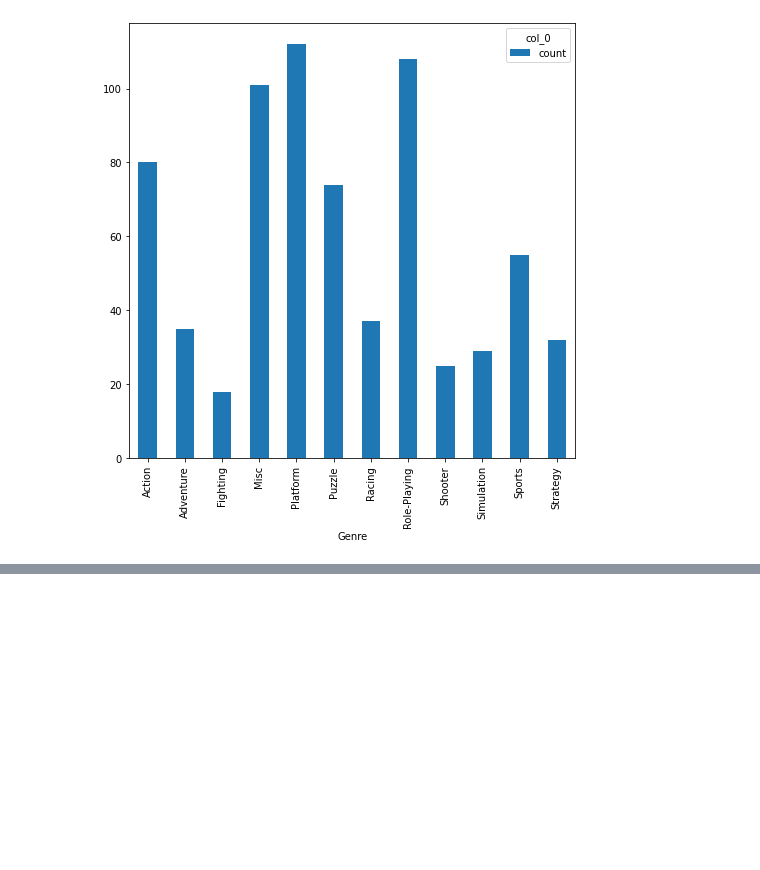
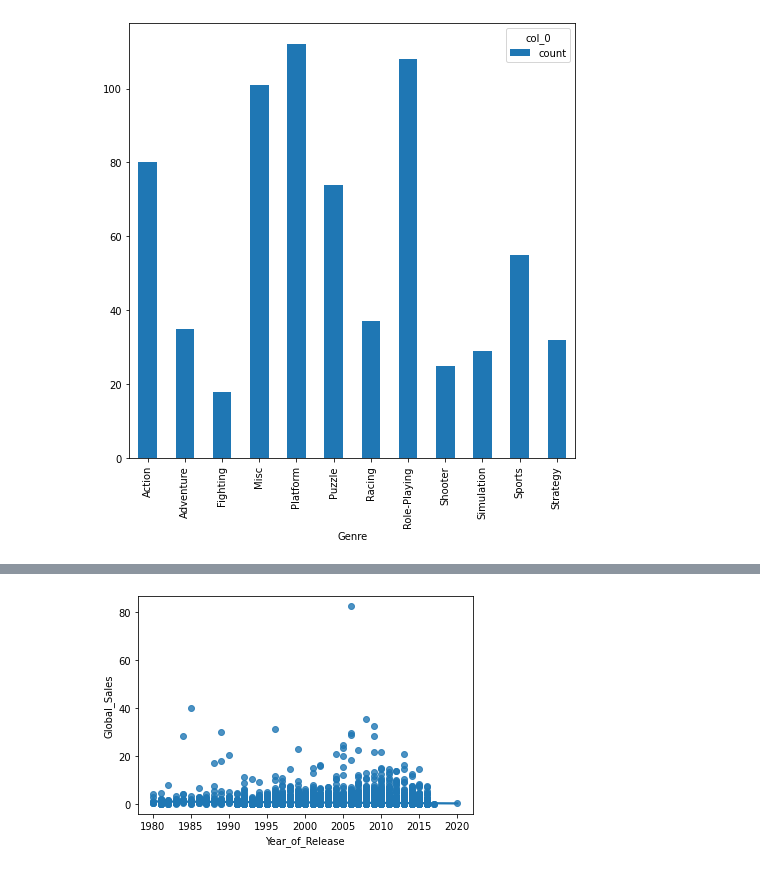
Before and after one commit to JSMTHWCK/machine-learning, a Jupyter notebook: analysis/prezi.ipynb, the cells around one changed output, grey strips where cells are left out. Saved outputs shown, nothing was run; the diff lists cells and outputs as text; code cells hidden in the pictures; blank space fills up the shorter version.

```diff
--- a/analysis/prezi.ipynb
+++ b/analysis/prezi.ipynb
@@ -48,0 +85,6 @@ ValueError: Grouper for '<class 'pandas.core.frame.DataFrame'>' not 1-dimensiona
+# %%
+#older games will have higher average sales (due to having less "non quality" games back then)
+ax = sns.regplot(x="Year_of_Release", y="Global_Sales", data=games)
+#no difference, you can barely see the line betwen 2015 & 2020, with no growth
+# %% [output]
+[figure, added]
```
Also changed, not shown: parts of 13 cells of this notebook, 2 other files.
